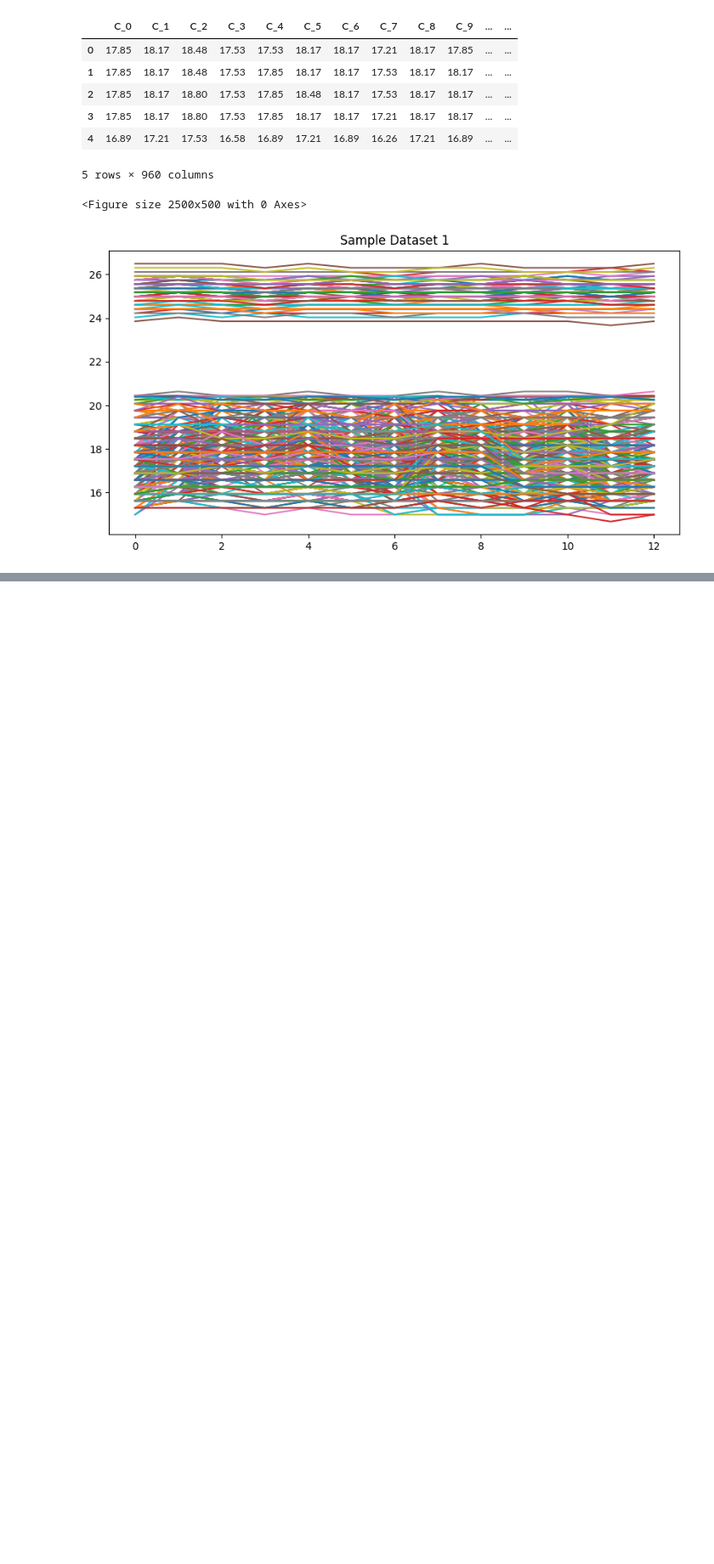
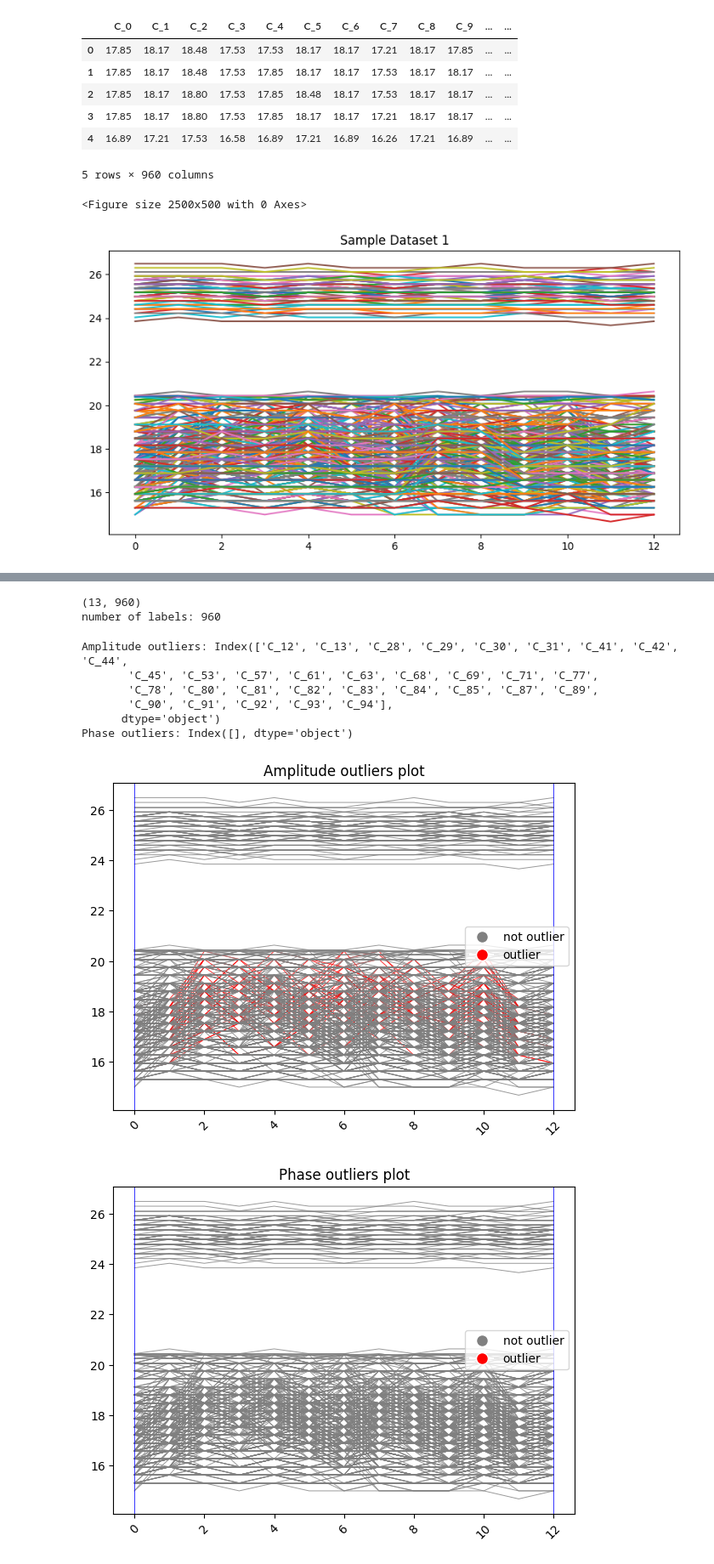
Before and after one commit to allisonaustin/streaming-depths, a Jupyter notebook: examples/sample1.ipynb, the cells around one changed output, grey strips where cells are left out. Shown at 85% size. Drawn from its saved outputs; the diff is of its cells as text; code cells hidden in the pictures; blank space fills up the shorter version.

```diff
--- a/examples/sample1.ipynb
+++ b/examples/sample1.ipynb
@@ -120,0 +116,17 @@ plt.legend(handles=legend_handles)
+# %%
+print(df.shape)
+print('number of labels:',len(depths.labels['amp']))
+# %% [output]
+(13, 960)
+number of labels: 960
+# %%
+plot_outliers(df, depths.labels, start, n_timepts)
+# %% [output]
+Amplitude outliers: Index(['C_12', 'C_13', 'C_28', 'C_29', 'C_30', 'C_31', 'C_41', 'C_42', 'C_44',
+       'C_45', 'C_53', 'C_57', 'C_61', 'C_63', 'C_68', 'C_69', 'C_71', 'C_77',
+       'C_78', 'C_80', 'C_81', 'C_82', 'C_83', 'C_84', 'C_85', 'C_87', 'C_89',
+       'C_90', 'C_91', 'C_92', 'C_93', 'C_94'],
+      dtype='object')
+Phase outliers: Index([], dtype='object')
+[figure, added]
+[figure, added]
```
Also changed, not shown: parts of 14 cells of this notebook, 1 other file.
